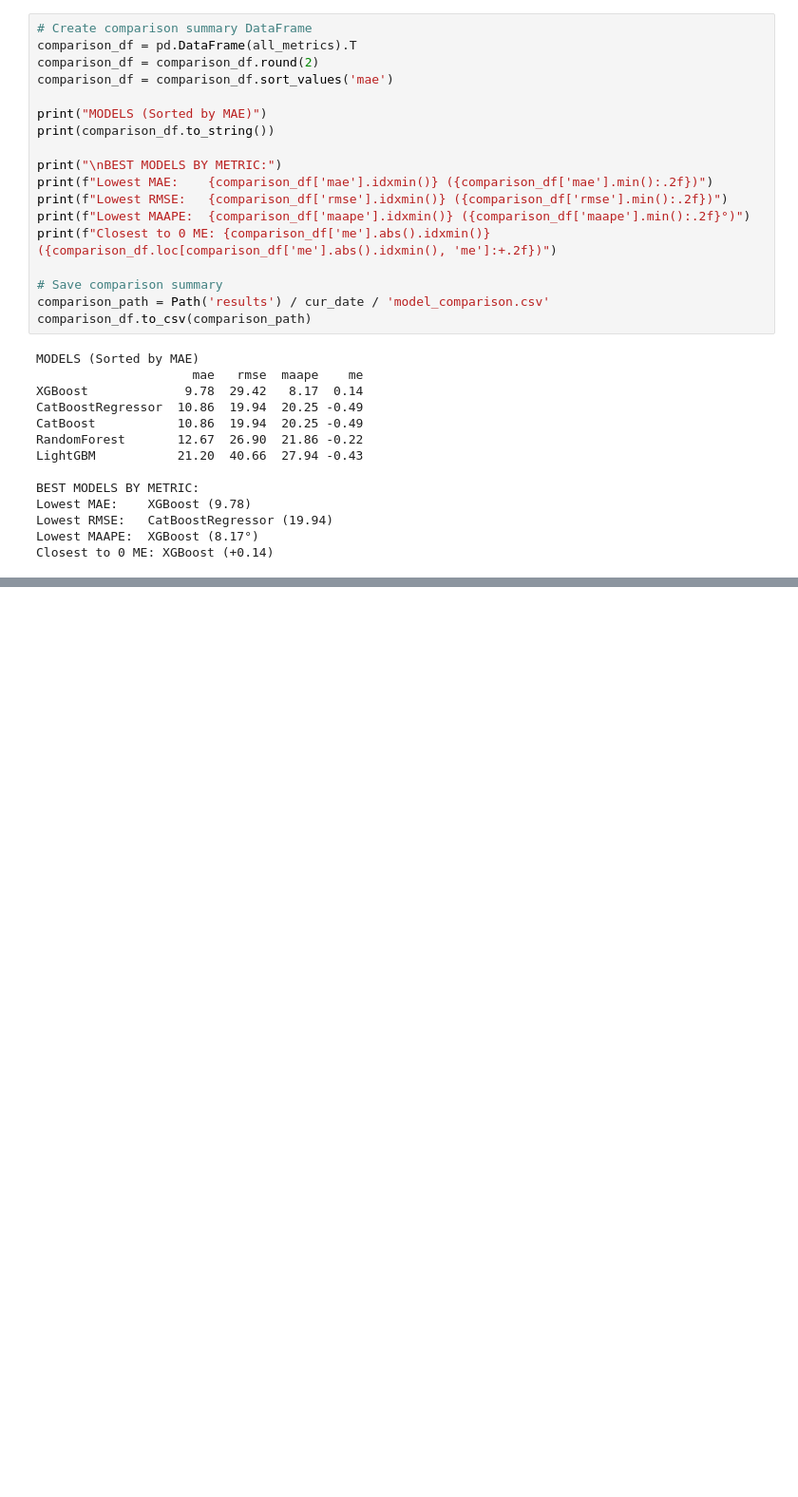
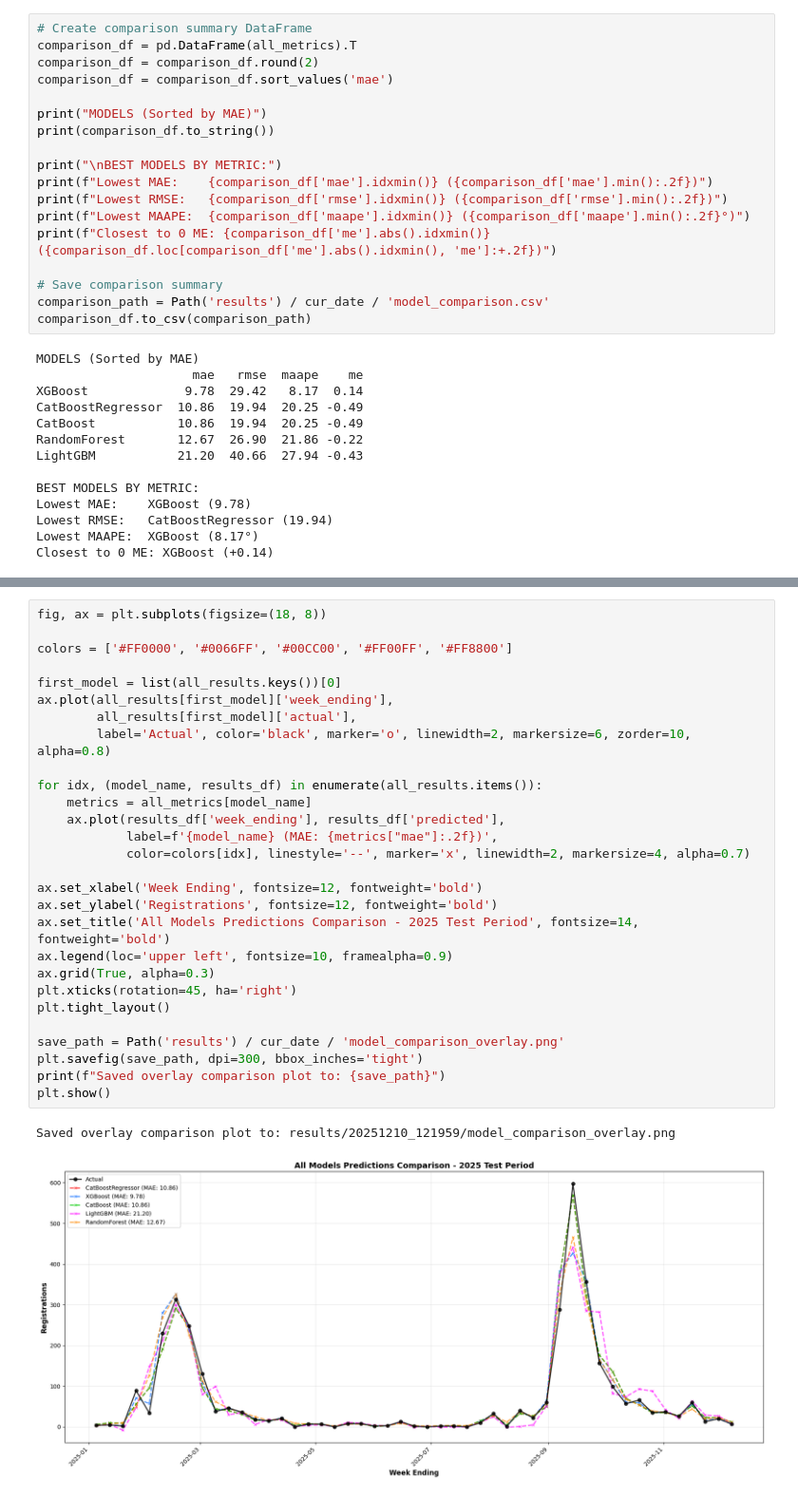
Before and after one commit to franciscopana/M.IA_Time-Series-Forecasting, a Jupyter notebook: forecast.ipynb, the cells around one changed output, grey strips where cells are left out. Shown at 95% size. Cells and saved outputs as stored; diff of their text form; blank space fills up the shorter version.

```diff
--- a/forecast.ipynb
+++ b/forecast.ipynb
@@ -529,0 +520,31 @@ plt.show()
+# %%
+fig, ax = plt.subplots(figsize=(18, 8))
+
+colors = ['#FF0000', '#0066FF', '#00CC00', '#FF00FF', '#FF8800']
+
+first_model = list(all_results.keys())[0]
+ax.plot(all_results[first_model]['week_ending'],
+        all_results[first_model]['actual'],
+        label='Actual', color='black', marker='o', linewidth=2, markersize=6, zorder=10, alpha=0.8)
+
+for idx, (model_name, results_df) in enumerate(all_results.items()):
+    metrics = all_metrics[model_name]
+    ax.plot(results_df['week_ending'], results_df['predicted'],
+            label=f'{model_name} (MAE: {metrics["mae"]:.2f})',
+            color=colors[idx], linestyle='--', marker='x', linewidth=2, markersize=4, alpha=0.7)
+
+ax.set_xlabel('Week Ending', fontsize=12, fontweight='bold')
+ax.set_ylabel('Registrations', fontsize=12, fontweight='bold')
+ax.set_title('All Models Predictions Comparison - 2025 Test Period', fontsize=14, fontweight='bold')
+ax.legend(loc='upper left', fontsize=10, framealpha=0.9)
+ax.grid(True, alpha=0.3)
+plt.xticks(rotation=45, ha='right')
+plt.tight_layout()
+
+save_path = Path('results') / cur_date / 'model_comparison_overlay.png'
+plt.savefig(save_path, dpi=300, bbox_inches='tight')
+print(f"Saved overlay comparison plot to: {save_path}")
+plt.show()
+# %% [output]
+Saved overlay comparison plot to: results/20251210_121959/model_comparison_overlay.png
+[figure, added]
```
Also changed, not shown: parts of 5 cells of this notebook.
